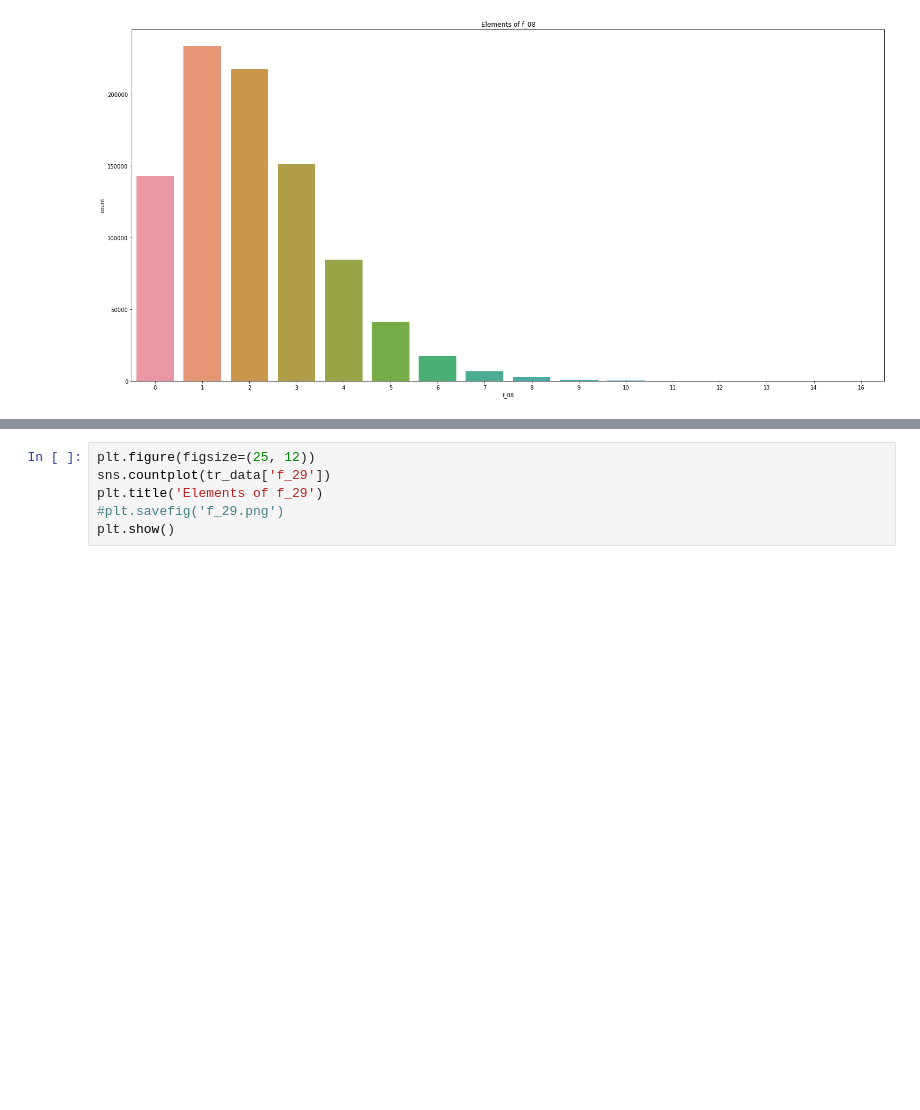
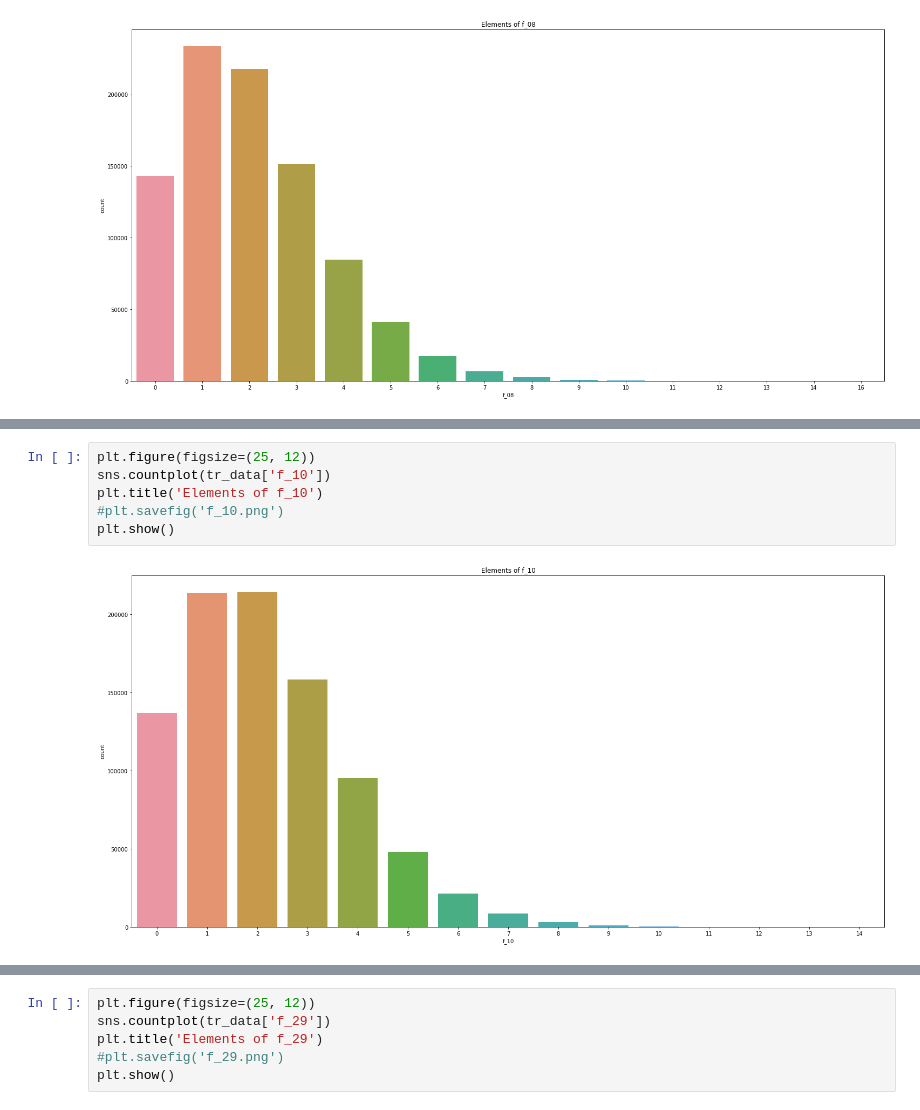
Before and after one commit to Abubakr1710/Tabular-Playground-Series---May-2022, a Jupyter notebook: eda.ipynb, the cells around one changed output, grey strips where cells are left out. Cells and saved outputs as stored; diff of their text form; blank space fills up the shorter version.

```diff
--- a/eda.ipynb
+++ b/eda.ipynb
@@ -90,0 +99,8 @@ plt.show()
+# %%
+plt.figure(figsize=(25, 12))
+sns.countplot(tr_data['f_10'])
+plt.title('Elements of f_10')
+#plt.savefig('f_10.png')
+plt.show()
+# %% [output]
+[figure, added]
```
Also changed, not shown: parts of 9 cells of this notebook, 1 other file.
